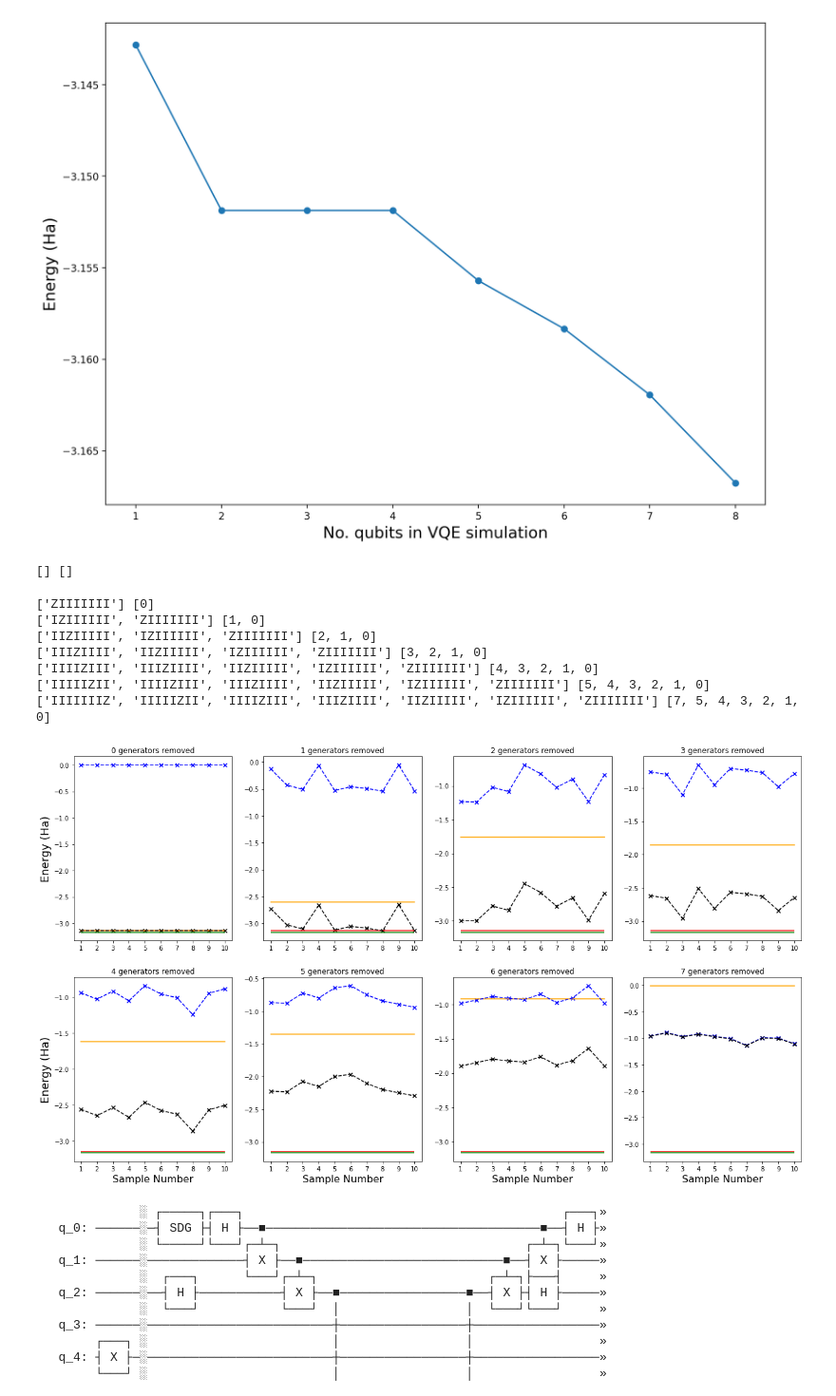
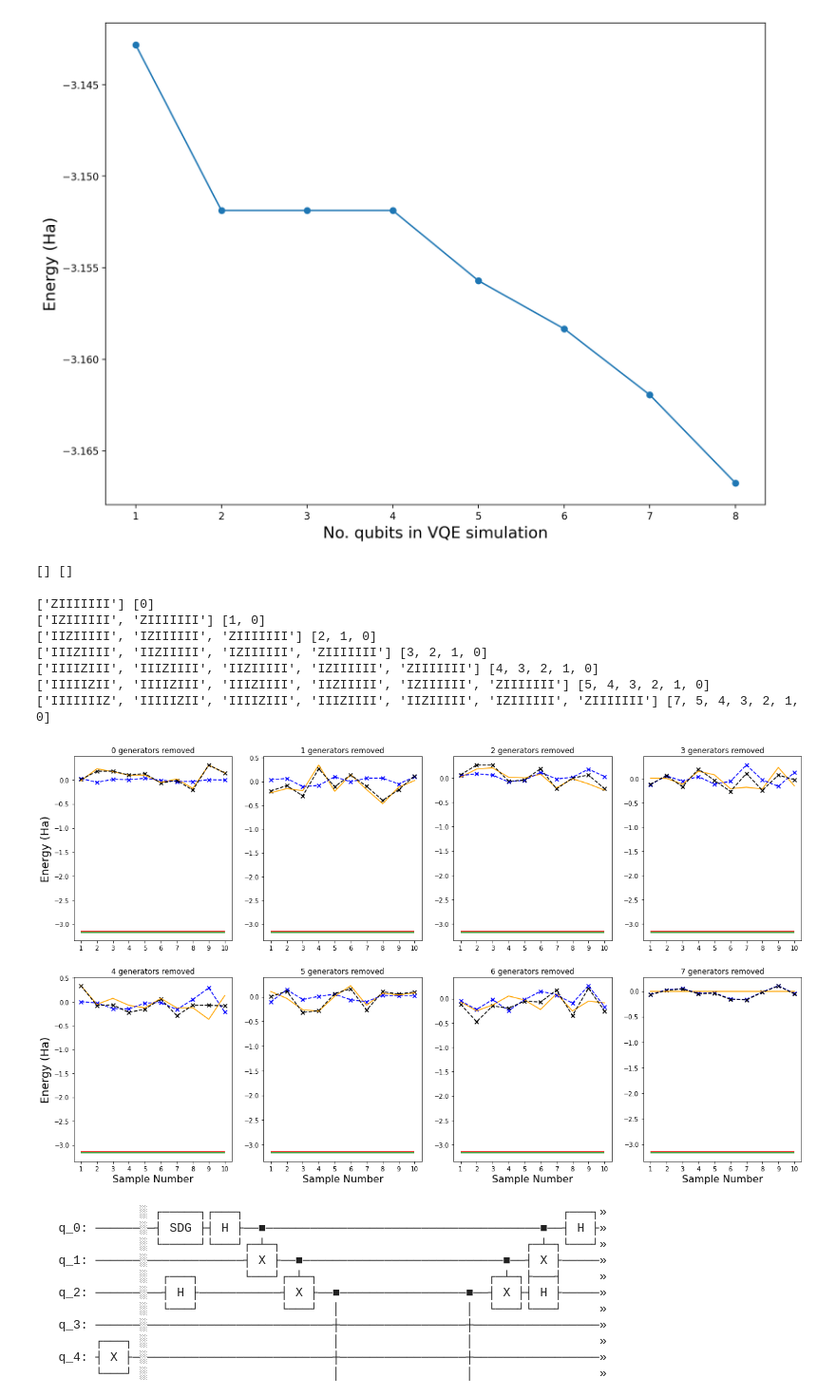
Before and after one commit to wmkirby1/CS-VQE, a Jupyter notebook: HeH+ Example.ipynb, the cells around one changed output. Shown at 95% size. Cells and saved outputs as stored; diff of their text form; code cells hidden in the pictures.

Commit message:
Testing projector into +1-eigenspace of A

```diff
--- a/HeH+ Example.ipynb
+++ b/HeH+ Example.ipynb
@@ -278,6 +258,10 @@ from matplotlib import pyplot as plt
 shots=10
 #rot_ham, rot_ham_noncon, rot_ham_context = rotate_hamiltonian(rotations, ham, ham_noncon, ham_context)
 molecule='HeH+'
+I_op = openfermion.ops.QubitOperator.identity()
+A_op = qonvert.dict_to_QubitOperator(A)
+A_array = get_sparse_operator(A_op, n_qubits=8).toarray()
+projector = get_sparse_operator((A_op+I_op)/2, n_qubits=8).toarray()
 
 fig, axs = plt.subplots(nrows = 2, ncols = 4, figsize = (21,12))
 grid_pos = [(0,0),(0,1),(0,2),(0,3),(1,0),(1,1),(1,2),(1,3)]
@@ -294,8 +278,8 @@ for index, grid in enumerate(grid_pos):
     print(removed_generators, Z_indices)
 
     new_ham_noncon, new_ham_context = eig.discard_generator(ham_noncon, ham_context, removed_generators)
-    new_ham_noncon_q = qonvert.dict_to_QubitOperator(new_ham_noncon, num_qubits)
-    new_ham_context_q = qonvert.dict_to_QubitOperator(new_ham_context, num_qubits)
+    new_ham_noncon_q = qonvert.dict_to_QubitOperator(new_ham_noncon)
+    new_ham_context_q = qonvert.dict_to_QubitOperator(new_ham_context)
 
     random_amplitudes=[]
     for i in range(shots):
@@ -313,9 +297,19 @@ for index, grid in enumerate(grid_pos):
     #A = LinearQubitOperator(A_op, num_qubits)
 
     for amps in random_amplitudes:
-        expect_noncon, expect_context = eig.expectation_optimiser(molecule=molecule, ham_n=new_ham_noncon_q, ham_c=new_ham_context_q,
-                                                                  r1=r1, r2=r2, amps=amps, initial_state=initial_state,num_qubits=num_qubits,
-                                                                  Z_indices=Z_indices,rot=True)
+        #expect_noncon, expect_context = eig.expectation_optimiser(molecule=molecule, ham_n=new_ham_noncon_q, ham_c=new_ham_context_q,
+        #                                                          r1=r1, r2=r2, amps=amps, initial_state=initial_state,num_qubits=num_qubits,
+        #                                                          Z_indices=Z_indices,rot=True)
+
+        random_vec = la.random_complex_vector(2**8)
+        psi = np.dot(projector, random_vec)
+        psi_conj = np.conjugate(psi)
+        norm = np.sqrt(np.dot(psi_conj, psi))
+        psi = psi/norm
+        psi_conj = np.conjugate(psi)
+
+        expect_noncon = la.expectation(new_ham_noncon_q, psi, 8)
+        expect_context = la.expectation(new_ham_context_q, psi, 8)
 
         #Y_full.append(expect_full)
         Y_noncon.append(expect_noncon)
@@ -328,34 +322,34 @@ for index, grid in enumerate(grid_pos):
         #A_psi = A.matvec(psi)
         #print(psi_conj.dot(A_psi))
 
     axs[grid].plot(X, Y_noncon, color='orange')
     axs[grid].scatter(X, Y_context, color='blue', marker = 'x')
     axs[grid].plot(X, Y_context, color='blue', ls='--')
     axs[grid].scatter(X, Y_combined, color='black', marker = 'x')
     axs[grid].plot(X, Y_combined, color='black', ls='--')
     #plt.plot(range(shots), Y_combined, color='purple')
     axs[grid].hlines(gs_noncon_energy, 1, shots, color='r')
     axs[grid].hlines(true_gs, 1, shots, color='g')
 
     axs[grid].set_xticks(X)
     axs[grid].set_title("%i generators removed" % abs(index))
     if grid[0] == 1:
         axs[grid].set_xlabel('Sample Number',fontsize=16)
     if grid[1] == 0:
         axs[grid].set_ylabel('Energy (Ha)',fontsize=18)
     #print('<H> w.r.t. simultaneous eigenstate:', expect)
     #print('Noncontextual approximation:', gs_noncon_energy)
     #print('Expectation values match?', abs(expect - gs_noncon_energy) < 10**-12) #sanity check - expectation values match?
 # %% [output]
 [] []
 ['ZIIIIIII'] [0]
 ['IZIIIIII', 'ZIIIIIII'] [1, 0]
 ['IIZIIIII', 'IZIIIIII', 'ZIIIIIII'] [2, 1, 0]
 ['IIIZIIII', 'IIZIIIII', 'IZIIIIII', 'ZIIIIIII'] [3, 2, 1, 0]
 ['IIIIZIII', 'IIIZIIII', 'IIZIIIII', 'IZIIIIII', 'ZIIIIIII'] [4, 3, 2, 1, 0]
 ['IIIIIZII', 'IIIIZIII', 'IIIZIIII', 'IIZIIIII', 'IZIIIIII', 'ZIIIIIII'] [5, 4, 3, 2, 1, 0]
 ['IIIIIIIZ', 'IIIIIZII', 'IIIIZIII', 'IIIZIIII', 'IIZIIIII', 'IZIIIIII', 'ZIIIIIII'] [7, 5, 4, 3, 2, 1, 0]
-[figure, old version]
+[figure, new version]
 # %%
 amp_ratio = (1 + r2) / (r1)
 t1 = np.arctan(-amp_ratio)
```
Also changed, not shown: parts of 8 cells of this notebook, 7 other files.
